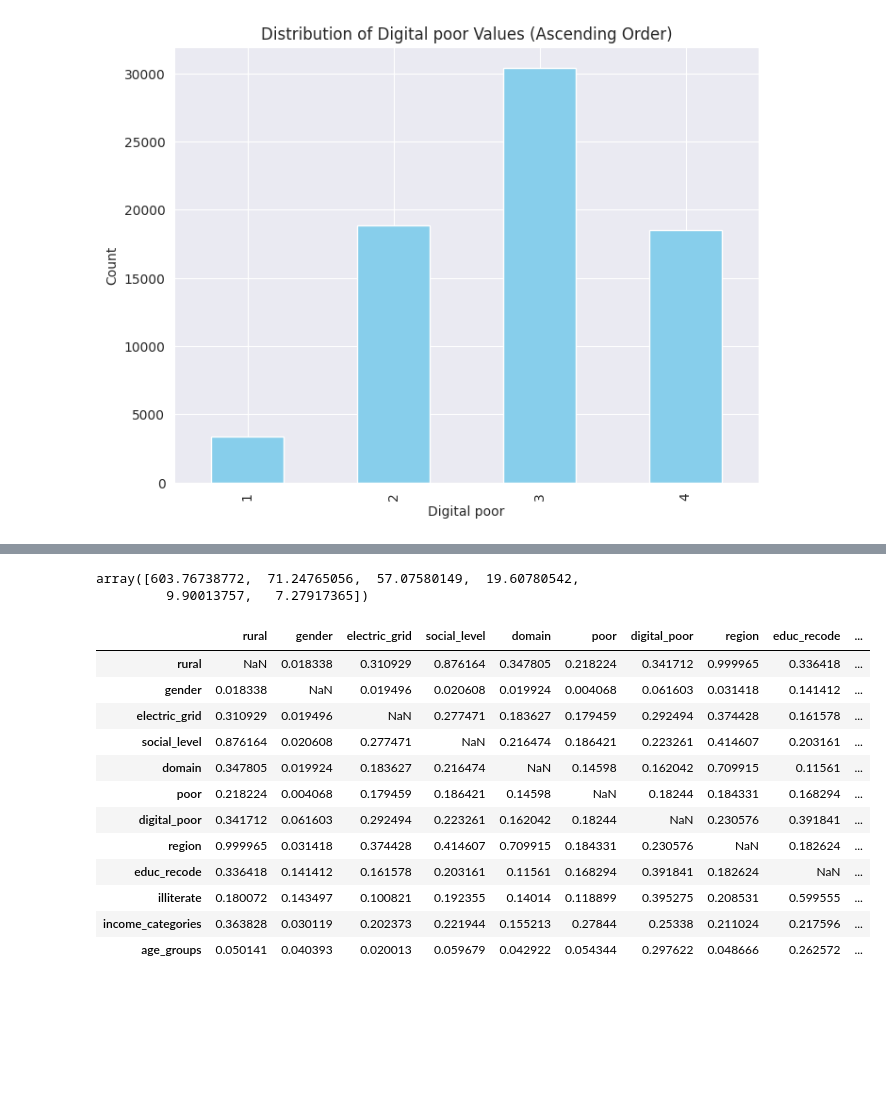
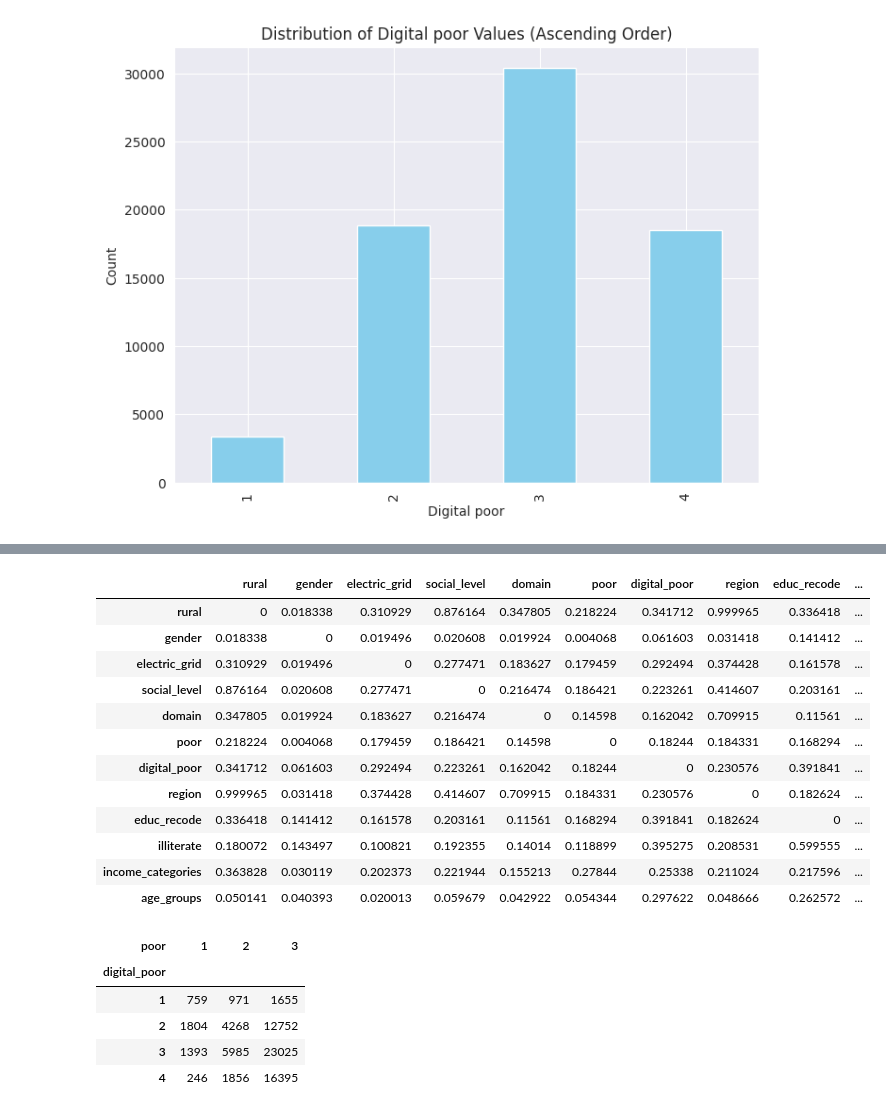
Before and after one commit to jjdelc/MsC-stats-dissertation, a Jupyter notebook: project/workbooks/joins.ipynb, the cells around one changed output, grey strips where cells are left out. Saved outputs shown, nothing was run; the diff lists cells and outputs as text; code cells hidden in the pictures; blank space fills up the shorter version.

```diff
--- a/project/workbooks/joins.ipynb
+++ b/project/workbooks/joins.ipynb
@@ -110,6 +72,7 @@ SUMMARY_FIELDS = [
     "LINEA",
     "ESTRSOCIAL",
     "MIEPERHO", # Number of people in household
+    "TOTMIEHO",
     "FACTOR07"
 ]
 poverty = survey.data_columns("34", SUMMARY_FIELDS, include_demographics=False)
@@ -245,16 +206,16 @@ income_outlier = person_data["INGHOG2D"].quantile(0.99)
 sample = person_data[
     # Complete survey
     (person_data["RESULT"] == 1) &
-    # Remove missing gender
-    (person_data["P207"].notna()) &
-    # Remove missing age
-    (person_data["P208A"].notna()) &
     # People over 13
     (person_data["P208A"] > 13) &
-    # People that answered about internet usage
-    (~person_data["P314A"].isnull()) &
     # Remove income outliers
     (person_data["INGHOG2D"] < income_outlier) & (person_data["INGHOG2D"] > 0) &
+    # People that answered about internet usage
+    (person_data["P314A"].notnull()) &
+    # Remove missing gender
+    (person_data["P207"].notnull()) &
+    # Remove missing age
+    (person_data["P208A"].notnull()) &
     # No answer on education
     (person_data["P301A"].notnull()) &
     # For syntax ease that every other condition end sin &
@@ -265,6 +226,7 @@ sample = person_data[
 # %% [output]
 (65.62655739520461, 185009.2482812506, 818760.0, 108354, 71109, 37245)
 # %%
+# This will be the final data frame where we will construct the rest of computed variables
 inputs = pd.DataFrame({
     "house_income": sample["INGHOG2D"],
     "log_income": np.log(sample["INGHOG2D"])/np.log(10),
@@ -275,9 +237,9 @@ inputs = pd.DataFrame({
     "electric_grid": pd.Categorical(sample["P1121"].astype(int) + 1),
     "social_level": pd.Categorical(sample["ESTRSOCIAL"].astype(int), ordered=True),
     "domain": pd.Categorical(sample["DOMINIO"].astype(int)),
-    "poor": pd.Categorical(sample["POBREZA"].astype(int))
+    "poor": pd.Categorical(sample["POBREZA"].astype(int)),
+    "total_members": sample["TOTMIEHO"].astype(int)
 })
-# inputs.dtypes
 len(inputs), len(inputs[inputs["social_level"].isnull()])
 # %% [output]
 (71109, 0)
@@ -627,8 +658,0 @@ OrderedModel Results
-# %%
-from sklearn.decomposition import PCA
-pca = PCA()
-pca.fit(test_data[["digital_poor", "log_income", "age", "education", "electric_grid", "region"]])
-pca.singular_values_
-# %% [output]
-array([603.76738772,  71.24765056,  57.07580149,  19.60780542,
-         9.90013757,   7.27917365])
@@ -648,44 +659,53 @@ array([603.76738772,  71.24765056,  57.07580149,  19.60780542,
 # %%
 import scipy.stats as stats
-# Function to calculate Cramer's V
+
 def cramers_v(x, y):
     confusion_matrix = pd.crosstab(x, y)
     chi2 = stats.chi2_contingency(confusion_matrix)[0]
     n = confusion_matrix.sum().sum()
     phi2 = chi2 / n
     r, k = confusion_matrix.shape
     phi2corr = max(0, phi2 - ((k-1)*(r-1))/(n-1))
     rcorr = r - ((r-1)**2)/(n-1)
     kcorr = k - ((k-1)**2)/(n-1)
     return np.sqrt(phi2corr / min((kcorr-1), (rcorr-1)))
 
-# List of categorical variables
 cat_vars = ['rural', 'gender', 'electric_grid', 'social_level', 'domain', 'poor',
             'digital_poor', 'region', 'educ_recode', 'illiterate', 'income_categories', 'age_groups']
 
 cramer_v_matrix = pd.DataFrame(index=cat_vars, columns=cat_vars)
 
-# Calculate Cramer's V for each pair of categorical variables
 for var1 in cat_vars:
     for var2 in cat_vars:
         if var1 != var2:
             cramer_v_matrix.loc[var1, var2] = cramers_v(inputs[var1], inputs[var2])
         else:
-            cramer_v_matrix.loc[var1, var2] = np.nan
+            cramer_v_matrix.loc[var1, var2] = 0
 
-# Print the matrix of Cramer's V values
 cramer_v_matrix
 # %% [output]
 |  | rural | gender | electric_grid | social_level | domain | poor | digital_poor | region | educ_recode | ... |
-| rural | NaN | 0.018338 | 0.310929 | 0.876164 | 0.347805 | 0.218224 | 0.341712 | 0.999965 | 0.336418 | ... |
-| gender | 0.018338 | NaN | 0.019496 | 0.020608 | 0.019924 | 0.004068 | 0.061603 | 0.031418 | 0.141412 | ... |
-| electric_grid | 0.310929 | 0.019496 | NaN | 0.277471 | 0.183627 | 0.179459 | 0.292494 | 0.374428 | 0.161578 | ... |
-| social_level | 0.876164 | 0.020608 | 0.277471 | NaN | 0.216474 | 0.186421 | 0.223261 | 0.414607 | 0.203161 | ... |
-| domain | 0.347805 | 0.019924 | 0.183627 | 0.216474 | NaN | 0.14598 | 0.162042 | 0.709915 | 0.11561 | ... |
-| poor | 0.218224 | 0.004068 | 0.179459 | 0.186421 | 0.14598 | NaN | 0.18244 | 0.184331 | 0.168294 | ... |
-| digital_poor | 0.341712 | 0.061603 | 0.292494 | 0.223261 | 0.162042 | 0.18244 | NaN | 0.230576 | 0.391841 | ... |
-| region | 0.999965 | 0.031418 | 0.374428 | 0.414607 | 0.709915 | 0.184331 | 0.230576 | NaN | 0.182624 | ... |
-| educ_recode | 0.336418 | 0.141412 | 0.161578 | 0.203161 | 0.11561 | 0.168294 | 0.391841 | 0.182624 | NaN | ... |
+| rural | 0 | 0.018338 | 0.310929 | 0.876164 | 0.347805 | 0.218224 | 0.341712 | 0.999965 | 0.336418 | ... |
+| gender | 0.018338 | 0 | 0.019496 | 0.020608 | 0.019924 | 0.004068 | 0.061603 | 0.031418 | 0.141412 | ... |
+| electric_grid | 0.310929 | 0.019496 | 0 | 0.277471 | 0.183627 | 0.179459 | 0.292494 | 0.374428 | 0.161578 | ... |
+| social_level | 0.876164 | 0.020608 | 0.277471 | 0 | 0.216474 | 0.186421 | 0.223261 | 0.414607 | 0.203161 | ... |
+| domain | 0.347805 | 0.019924 | 0.183627 | 0.216474 | 0 | 0.14598 | 0.162042 | 0.709915 | 0.11561 | ... |
+| poor | 0.218224 | 0.004068 | 0.179459 | 0.186421 | 0.14598 | 0 | 0.18244 | 0.184331 | 0.168294 | ... |
+| digital_poor | 0.341712 | 0.061603 | 0.292494 | 0.223261 | 0.162042 | 0.18244 | 0 | 0.230576 | 0.391841 | ... |
+| region | 0.999965 | 0.031418 | 0.374428 | 0.414607 | 0.709915 | 0.184331 | 0.230576 | 0 | 0.182624 | ... |
+| educ_recode | 0.336418 | 0.141412 | 0.161578 | 0.203161 | 0.11561 | 0.168294 | 0.391841 | 0.182624 | 0 | ... |
 | illiterate | 0.180072 | 0.143497 | 0.100821 | 0.192355 | 0.14014 | 0.118899 | 0.395275 | 0.208531 | 0.599555 | ... |
 | income_categories | 0.363828 | 0.030119 | 0.202373 | 0.221944 | 0.155213 | 0.27844 | 0.25338 | 0.211024 | 0.217596 | ... |
 | age_groups | 0.050141 | 0.040393 | 0.020013 | 0.059679 | 0.042922 | 0.054344 | 0.297622 | 0.048666 | 0.262572 | ... |
+# %%
+crosstab = pd.crosstab(inputs['digital_poor'], inputs['poor'])
+
+# Print the crosstab
+crosstab
+# %% [output]
+| poor | 1 | 2 | 3 |
+| digital_poor |  |  |  |
+| 1 | 759 | 971 | 1655 |
+| 2 | 1804 | 4268 | 12752 |
+| 3 | 1393 | 5985 | 23025 |
+| 4 | 246 | 1856 | 16395 |
```
Also changed, not shown: parts of 26 cells of this notebook, 2 other files.
